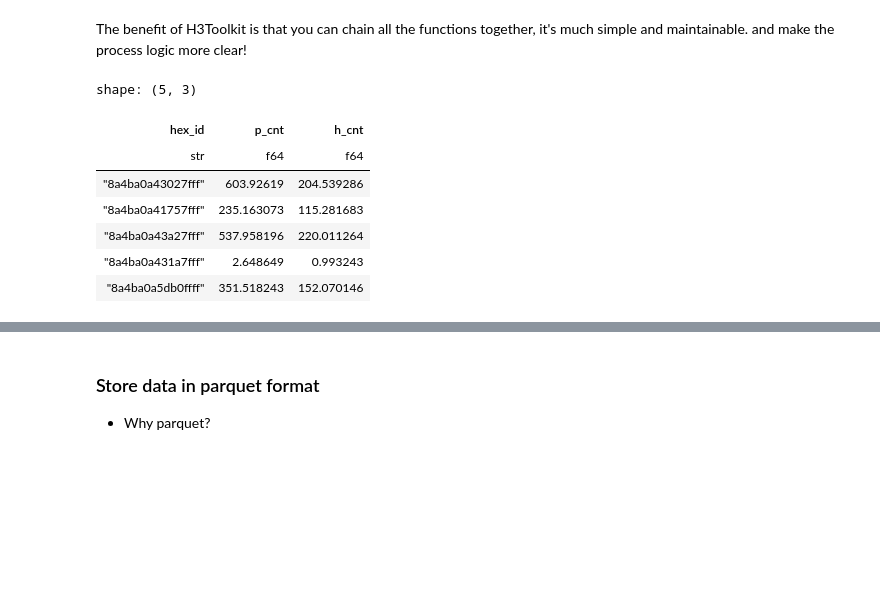
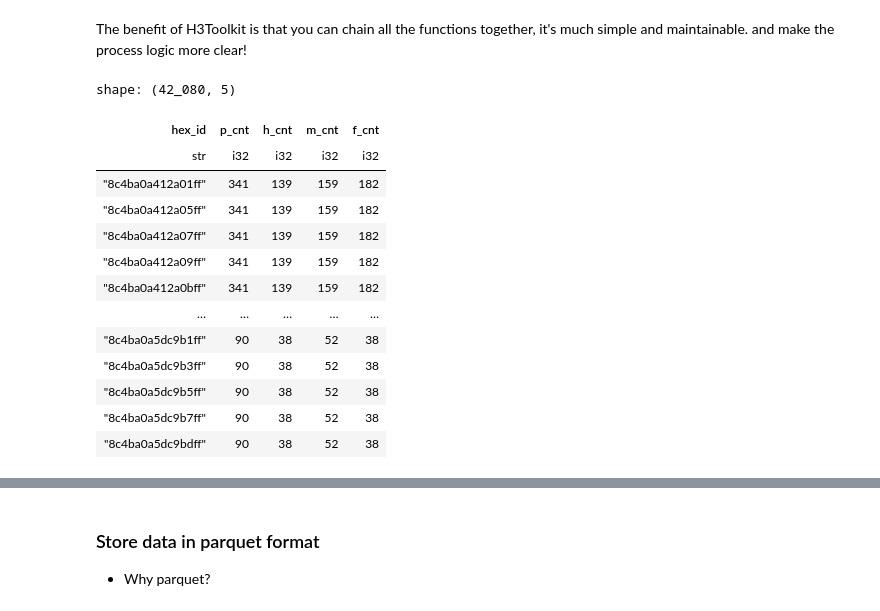
Before and after one commit to CityScience-TaipeiTech/h3_aggregation, a Jupyter notebook: docs/source/usage/01_vector_data.ipynb, the cells around one changed output, grey strips where cells are left out. Saved outputs shown, nothing was run; the diff lists cells and outputs as text; code cells hidden in the pictures; blank space fills up the shorter version.

```diff
--- a/docs/source/usage/01_vector_data.ipynb
+++ b/docs/source/usage/01_vector_data.ipynb
@@ -185,36 +185,45 @@ Now, you are successfully scale up the data from resolution 12 to 10.
 # %% [markdown]
 The benefit of H3Toolkit is that you can chain all the functions together, it's much simple and maintainable. and make the process logic more clear!
 # %%
+from h3_toolkit.aggregation import Centroid
+
 toolkit = H3Toolkit()
 
 result = (
     toolkit
     .set_aggregation_strategy(
         {
-            ('p_cnt', 'h_cnt') : SplitEqually(agg_col='codebase'),
+            # ('p_cnt', 'h_cnt') : SplitEqually(agg_col='codebase'),
+            ('p_cnt', 'h_cnt', 'm_cnt', 'f_cnt') : Centroid(),
         }
     )
     .process_from_vector(data, resolution=12, geometry_col='geometry')
-    .set_aggregation_strategy(
-        {
-            ('p_cnt', 'h_cnt') : SumUp(),
-        }
-    )
-    .process_from_h3(
-        source_resolution=12,
-        target_resolution=10,
-        h3_col='hex_id'
-    )
+    # .set_aggregation_strategy(
+    #     {
+    #         ('p_cnt', 'h_cnt') : SumUp(),
+    #     }
+    # )
+    # .process_from_h3(
+    #     source_resolution=12,
+    #     target_resolution=10,
+    #     h3_col='hex_id'
+    # )
     .get_result()
 )
 
-result.head()
+result
 # %% [output]
-shape: (5, 3)
+shape: (42_080, 5)
-| hex_id | p_cnt | h_cnt |
-| str | f64 | f64 |
-| "8a4ba0a43027fff" | 603.92619 | 204.539286 |
-| "8a4ba0a41757fff" | 235.163073 | 115.281683 |
-| "8a4ba0a43a27fff" | 537.958196 | 220.011264 |
-| "8a4ba0a431a7fff" | 2.648649 | 0.993243 |
-| "8a4ba0a5db0ffff" | 351.518243 | 152.070146 |
+| hex_id | p_cnt | h_cnt | m_cnt | f_cnt |
+| str | i32 | i32 | i32 | i32 |
+| "8c4ba0a412a01ff" | 341 | 139 | 159 | 182 |
+| "8c4ba0a412a05ff" | 341 | 139 | 159 | 182 |
+| "8c4ba0a412a07ff" | 341 | 139 | 159 | 182 |
+| "8c4ba0a412a09ff" | 341 | 139 | 159 | 182 |
+| "8c4ba0a412a0bff" | 341 | 139 | 159 | 182 |
+| … | … | … | … | … |
+| "8c4ba0a5dc9b1ff" | 90 | 38 | 52 | 38 |
+| "8c4ba0a5dc9b3ff" | 90 | 38 | 52 | 38 |
+| "8c4ba0a5dc9b5ff" | 90 | 38 | 52 | 38 |
+| "8c4ba0a5dc9b7ff" | 90 | 38 | 52 | 38 |
+| "8c4ba0a5dc9bdff" | 90 | 38 | 52 | 38 |
```
Also changed, not shown: parts of 3 cells of this notebook, 4 other files.
